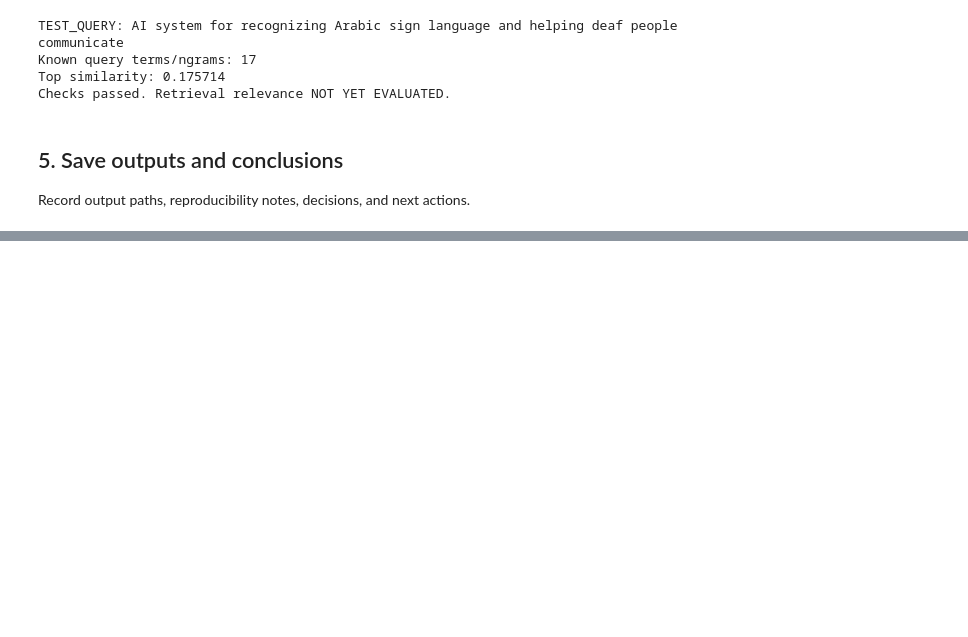
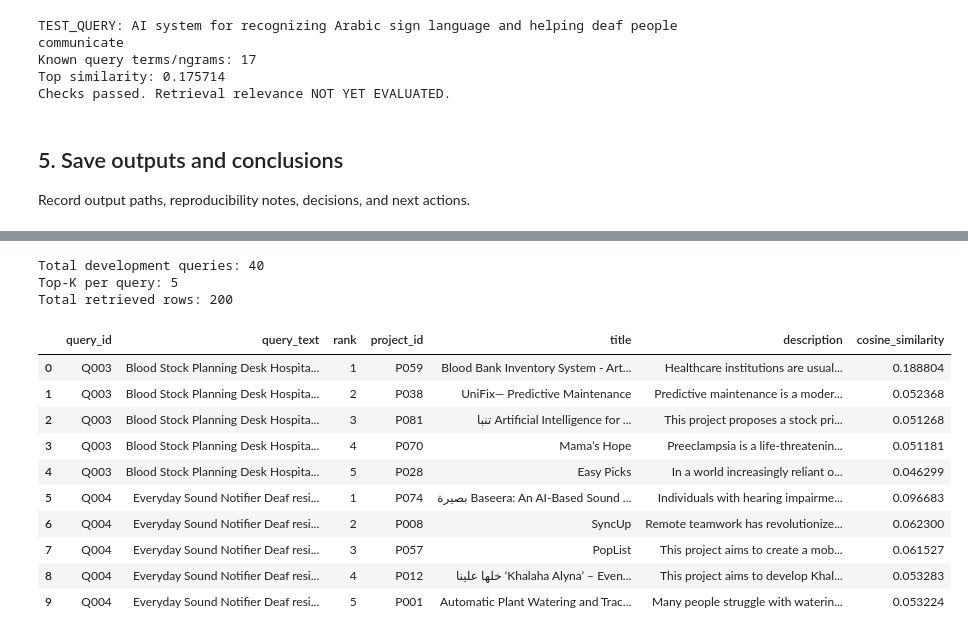
Before and after one commit to esrrahafase-crypto/Origin, a Jupyter notebook: notebooks/04_TFIDF_Baseline.ipynb, the cells around one changed output, grey strips where cells are left out. Cells and saved outputs as stored; diff of their text form; code cells hidden in the pictures; blank space fills up the shorter version.

```diff
--- a/notebooks/04_TFIDF_Baseline.ipynb
+++ b/notebooks/04_TFIDF_Baseline.ipynb
@@ -235,0 +269,12 @@ files.download(archive)
+# %%
+EVAL_URL = (
+    "https://raw.githubusercontent.com/"
+    "esrrahafase-crypto/Origin/main/"
+    "data/evaluation/evaluation_queries.csv"
+)
+
+eval_df = pd.read_csv(EVAL_URL, encoding="utf-8-sig")
+
+print("Evaluation dataset shape:", eval_df.shape)
+print("Split distribution:")
+print(eval_df["split"].value_counts())
@@ -235,0 +323,38 @@ files.download(archive)
+# %%
+# Run TF-IDF retrieval for all development queries
+
+all_results = []
+
+for _, row in dev_queries.iterrows():
+    query_id = row["query_id"]
+    query_text = row["query_text"]
+
+    retrieved = retrieve(query_text, k=TOP_K).copy()
+
+    retrieved.insert(0, "query_id", query_id)
+    retrieved.insert(1, "query_text", query_text)
+
+    all_results.append(retrieved)
+
+tfidf_dev_results = pd.concat(all_results, ignore_index=True)
+
+print("Total development queries:", len(dev_queries))
+print("Top-K per query:", TOP_K)
+print("Total retrieved rows:", len(tfidf_dev_results))
+
+display(tfidf_dev_results.head(10))
+# %% [output]
+Total development queries: 40
+Top-K per query: 5
+Total retrieved rows: 200
+|  | query_id | query_text | rank | project_id | title | description | cosine_similarity |
+| 0 | Q003 | Blood Stock Planning Desk Hospita... | 1 | P059 | Blood Bank Inventory System - Art... | Healthcare institutions are usual... | 0.188804 |
+| 1 | Q003 | Blood Stock Planning Desk Hospita... | 2 | P038 | UniFix— Predictive Maintenance | Predictive maintenance is a moder... | 0.052368 |
+| 2 | Q003 | Blood Stock Planning Desk Hospita... | 3 | P081 | تنبا Artificial Intelligence for ... | This project proposes a stock pri... | 0.051268 |
+| 3 | Q003 | Blood Stock Planning Desk Hospita... | 4 | P070 | Mama’s Hope | Preeclampsia is a life-threatenin... | 0.051181 |
+| 4 | Q003 | Blood Stock Planning Desk Hospita... | 5 | P028 | Easy Picks | In a world increasingly reliant o... | 0.046299 |
+| 5 | Q004 | Everyday Sound Notifier Deaf resi... | 1 | P074 | بصيرة Baseera: An AI-Based Sound ... | Individuals with hearing impairme... | 0.096683 |
+| 6 | Q004 | Everyday Sound Notifier Deaf resi... | 2 | P008 | SyncUp | Remote teamwork has revolutionize... | 0.062300 |
+| 7 | Q004 | Everyday Sound Notifier Deaf resi... | 3 | P057 | PopList | This project aims to create a mob... | 0.061527 |
+| 8 | Q004 | Everyday Sound Notifier Deaf resi... | 4 | P012 | خلها علينا ‘Khalaha Alyna’ – Even... | This project aims to develop Khal... | 0.053283 |
+| 9 | Q004 | Everyday Sound Notifier Deaf resi... | 5 | P001 | Automatic Plant Watering and Trac... | Many people struggle with waterin... | 0.053224 |
```
Also changed, not shown: parts of 13 cells of this notebook.
